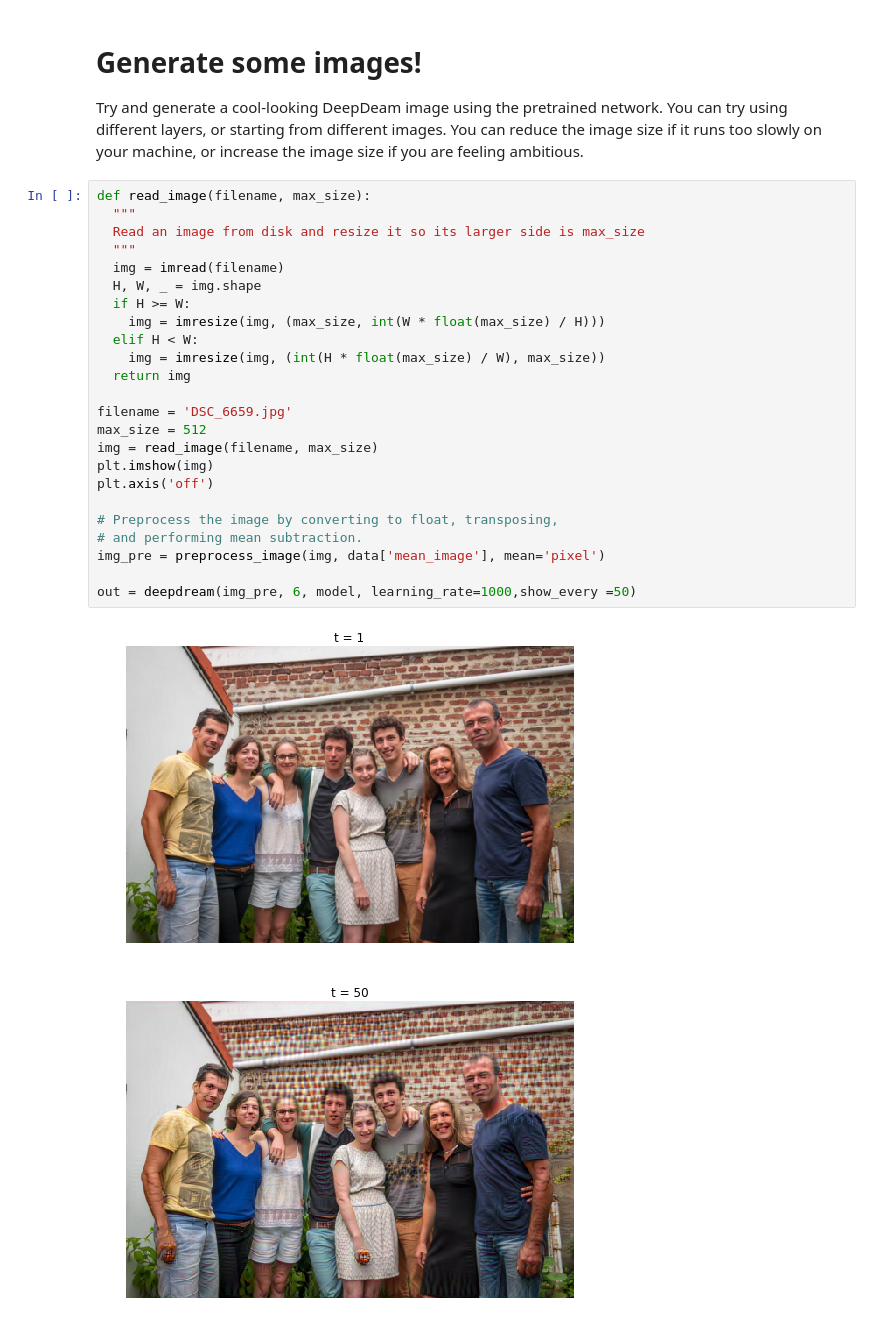
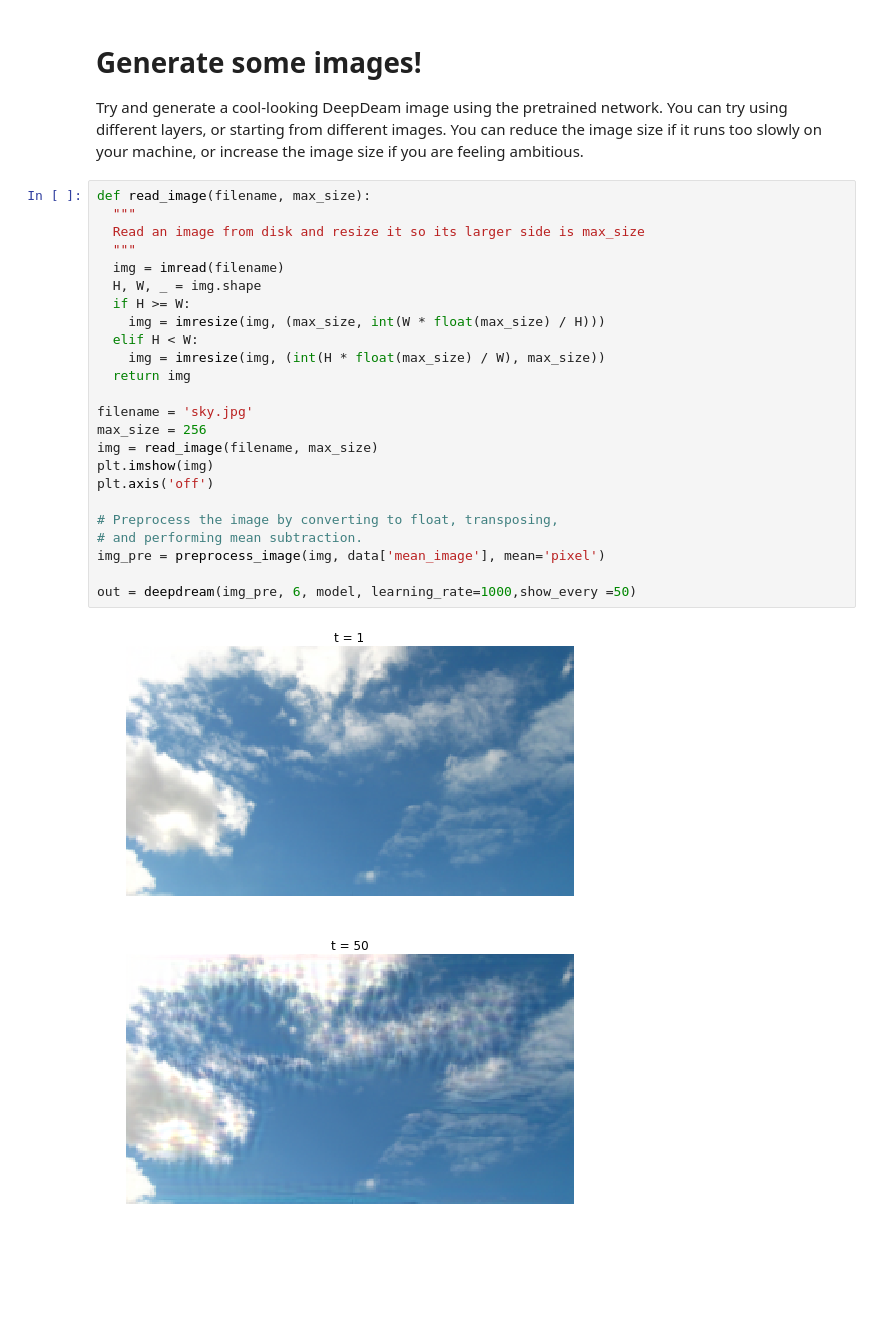
Before and after one commit to cthorey/CS231, a Jupyter notebook: assignment3/ImageGeneration.ipynb, the cells around one changed output. Drawn from its saved outputs; the diff is of its cells as text; blank space fills up the shorter version.

```diff
--- a/assignment3/ImageGeneration.ipynb
+++ b/assignment3/ImageGeneration.ipynb
@@ -415,27 +415,27 @@ Try and generate a cool-looking DeepDeam image using the pretrained network. You
 # %%
 def read_image(filename, max_size):
   """
   Read an image from disk and resize it so its larger side is max_size
   """
   img = imread(filename)
   H, W, _ = img.shape
   if H >= W:
     img = imresize(img, (max_size, int(W * float(max_size) / H)))
   elif H < W:
     img = imresize(img, (int(H * float(max_size) / W), max_size))
   return img
 
-filename = 'DSC_6659.jpg'
-max_size = 512
+filename = 'sky.jpg'
+max_size = 256
 img = read_image(filename, max_size)
 plt.imshow(img)
 plt.axis('off')
 
 # Preprocess the image by converting to float, transposing,
 # and performing mean subtraction.
 img_pre = preprocess_image(img, data['mean_image'], mean='pixel')
 
 out = deepdream(img_pre, 6, model, learning_rate=1000,show_every =50)
 # %% [output]
-[figure, old version]
+[figure, new version]
-[figure, old version]
+[figure, new version]
```
Also changed, not shown: parts of 1 cell of this notebook.
